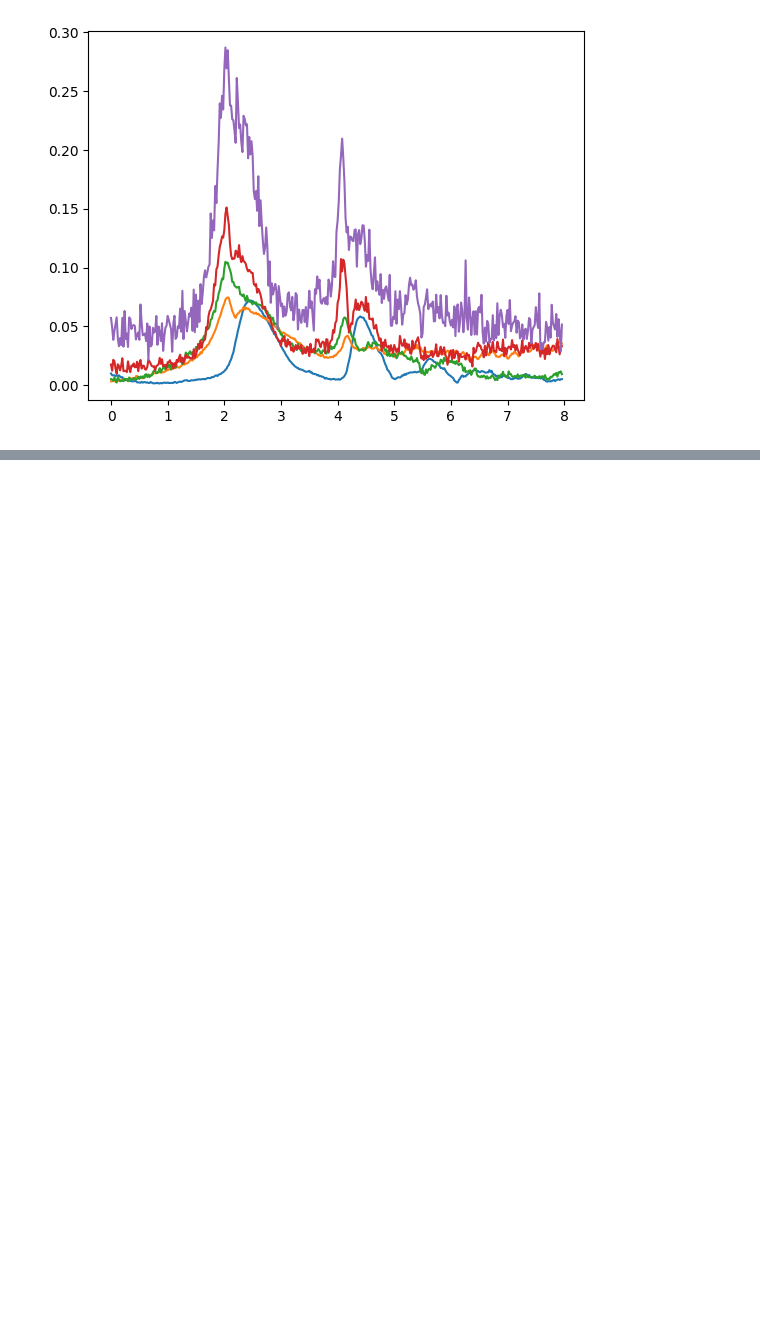
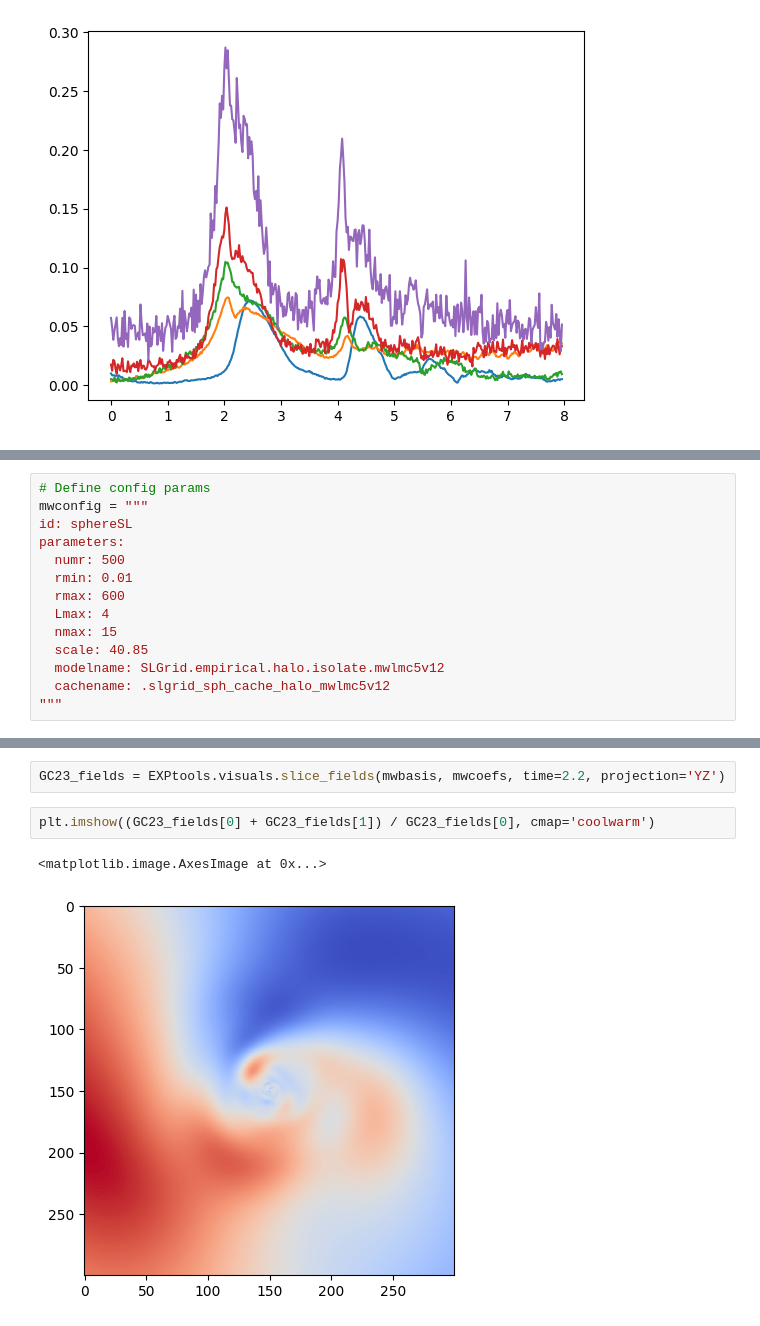
Before and after one commit to jngaravitoc/time-dependent-BFE, a Jupyter notebook: analysis/BFE_evolution/GAMEXP.ipynb, the cells around one changed output, grey strips where cells are left out. Saved outputs shown, nothing was run; the diff lists cells and outputs as text; blank space fills up the shorter version.

```diff
--- a/analysis/BFE_evolution/GAMEXP.ipynb
+++ b/analysis/BFE_evolution/GAMEXP.ipynb
@@ -106,0 +174,14 @@ plt.plot(tgc23, power[:,5]/power[0,0])
+# %%
+# Define config params
+mwconfig = """
+id: sphereSL
+parameters:
+  numr: 500
+  rmin: 0.01
+  rmax: 600
+  Lmax: 4
+  nmax: 15
+  scale: 40.85
+  modelname: SLGrid.empirical.halo.isolate.mwlmc5v12
+  cachename: .slgrid_sph_cache_halo_mwlmc5v12
+"""
@@ -106,0 +206,7 @@ plt.plot(tgc23, power[:,5]/power[0,0])
+# %%
+GC23_fields = EXPtools.visuals.slice_fields(mwbasis, mwcoefs, time=2.2, projection='YZ')
+# %%
+plt.imshow((GC23_fields[0] + GC23_fields[1]) / GC23_fields[0], cmap='coolwarm')
+# %% [output]
+<matplotlib.image.AxesImage at 0x...>
+[figure, added]
```
Also changed, not shown: parts of 20 cells of this notebook.
